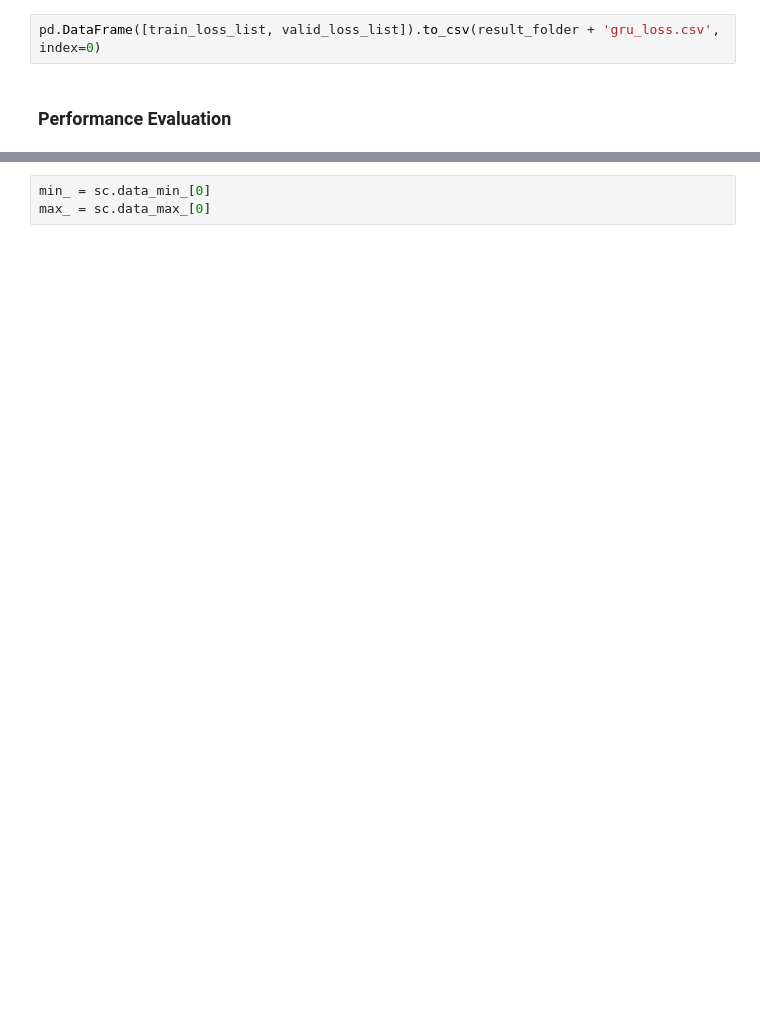
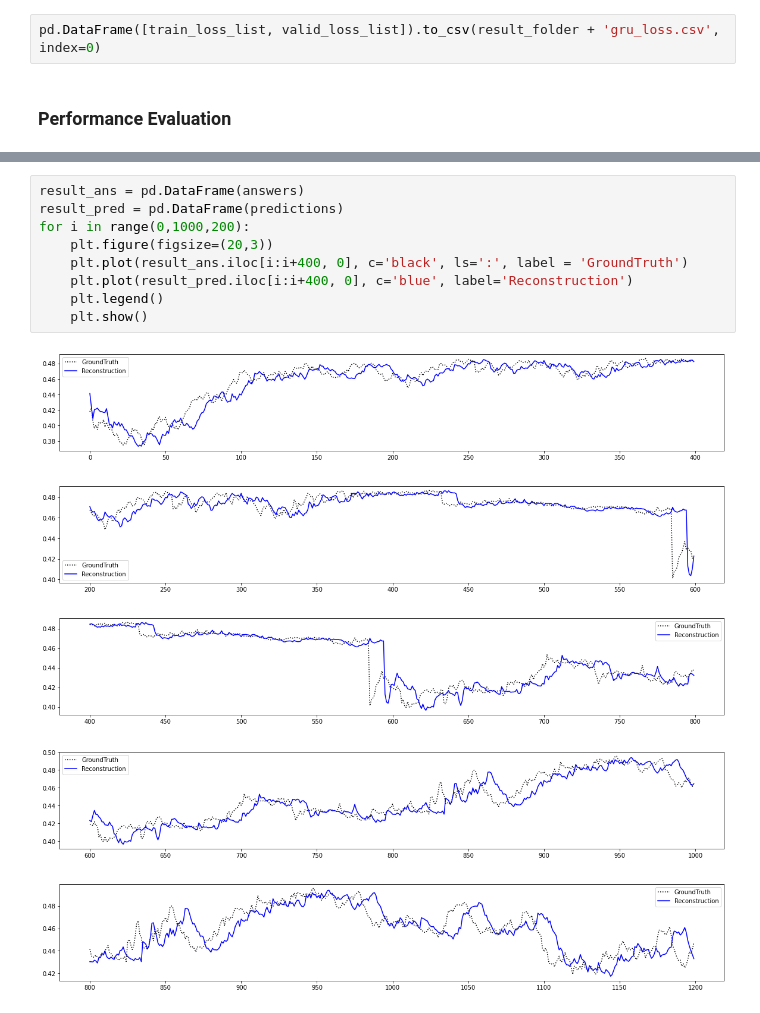
Before and after one commit to jihyeonseong/Capsule-on-TimeSeries, a Jupyter notebook: notebooks/03_3_GRU_pred_stock.ipynb, the cells around one changed output, grey strips where cells are left out. Saved outputs shown, nothing was run; the diff lists cells and outputs as text; blank space fills up the shorter version.

```diff
--- a/notebooks/03_3_GRU_pred_stock.ipynb
+++ b/notebooks/03_3_GRU_pred_stock.ipynb
@@ -403,5 +410,17 @@ test loss: 0.018649233004037778
-# %%
-min_ = sc.data_min_[0]
-max_ = sc.data_max_[0]
+# %%
+result_ans = pd.DataFrame(answers)
+result_pred = pd.DataFrame(predictions)
+for i in range(0,1000,200):
+    plt.figure(figsize=(20,3))
+    plt.plot(result_ans.iloc[i:i+400, 0], c='black', ls=':', label = 'GroundTruth')
+    plt.plot(result_pred.iloc[i:i+400, 0], c='blue', label='Reconstruction')
+    plt.legend()
+    plt.show()
+# %% [output]
+[figure, added]
+[figure, added]
+[figure, added]
+[figure, added]
+[figure, added]
 # %%
 answers = pd.DataFrame(answers)
```
Also changed, not shown: parts of 21 cells of this notebook, 2 other files.
